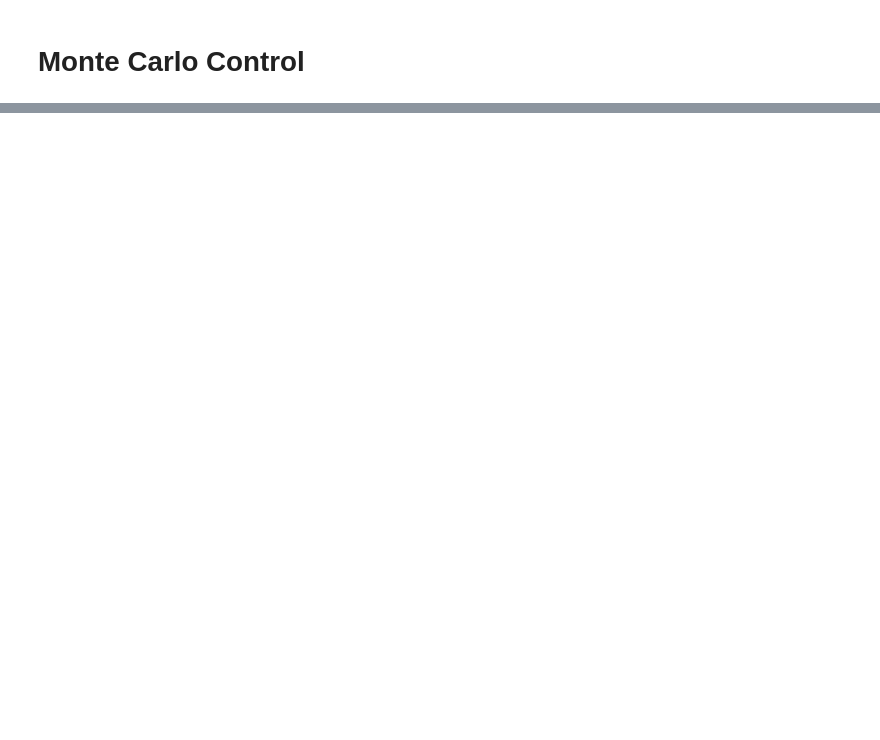
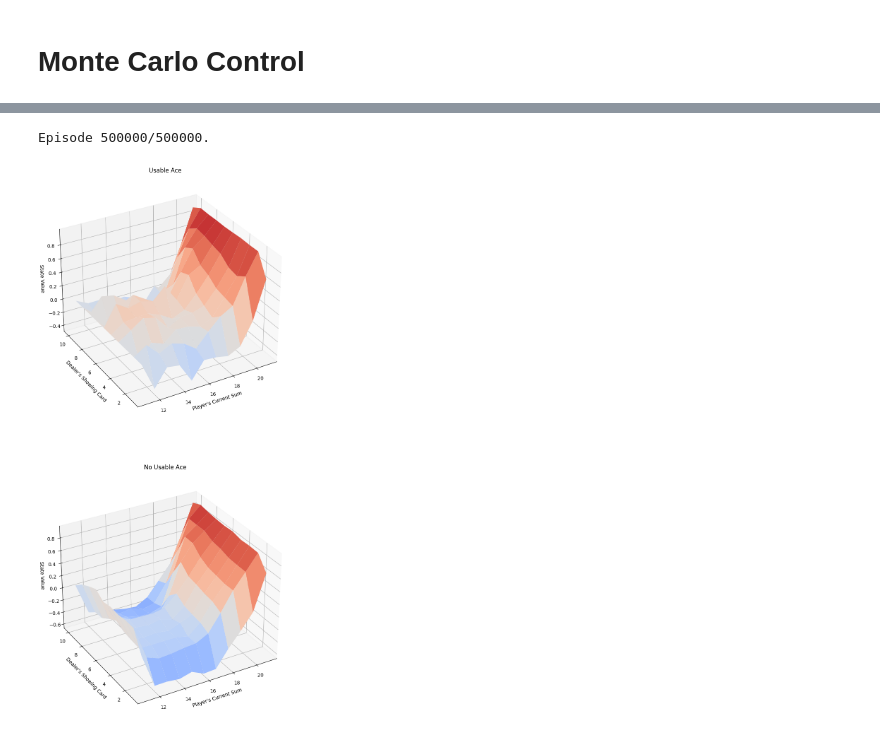
Before and after one commit to JeannesTheo/MonteCarlo, a Jupyter notebook: Control.ipynb, the cells around one changed output, grey strips where cells are left out. Cells and saved outputs as stored; diff of their text form; code cells hidden in the pictures; blank space fills up the shorter version.

```diff
--- a/Control.ipynb
+++ b/Control.ipynb
@@ -9,6 +9,7 @@ from collections import defaultdict
 from plot_utils import plot_blackjack_values, plot_policy
 # %%
 env = gym.make('Blackjack-v1')
+env_weighted = gym.make('Blackjack-v1')
 # %%
 def get_probs(Q_s, epsilon, nA):
     """
@@ -25,4 +26,39 @@ def best_policy(Q,nA):
     returns the best actions for each Q value in the policy
     """
     return dict((k,np.argmax(v)) for k, v in Q.items())
+# %%
+def create_greedy_policy(Q):
+    """
+    Creates a greedy policy based on Q values.
+
+    Args:
+        Q: A dictionary that maps from state -> action values
+
+    Returns:
+        A function that takes an observation as input and returns a vector
+        of action probabilities.
+    """
+
+    def policy_fn(state):
+        A = np.zeros_like(Q[state], dtype=float)
+        best_action = np.argmax(Q[state])
+        A[best_action] = 1.0
+        return A
+    return policy_fn
+
+def create_random_policy(nA): # Policy that returns a random action, all equally likely
+    """
+    Creates a random policy function.
+
+    Args:
+        nA: Number of actions in the environment.
+
+    Returns:
+        A function that takes an observation as input and returns a vector
+        of action probabilities
+    """
+    A = np.ones(nA, dtype=float) / nA
+    def policy_fn(observation):
+        return A
+    return policy_fn
 # %%
@@ -94,0 +202,8 @@ Episode 500000/500000.
+# %%
+random_policy = create_random_policy(env.action_space.n)
+policy_weighted, Q_weighted = mc_control_importance_sampling(env_weighted, 500000, random_policy)
+V_weigthed = dict((k,np.max(v)) for k, v in Q_weighted.items())
+plot_blackjack_values(V_weigthed)
+# %% [output]
+Episode 500000/500000.
+[figure, added]
```
Also changed, not shown: parts of 6 cells of this notebook.
